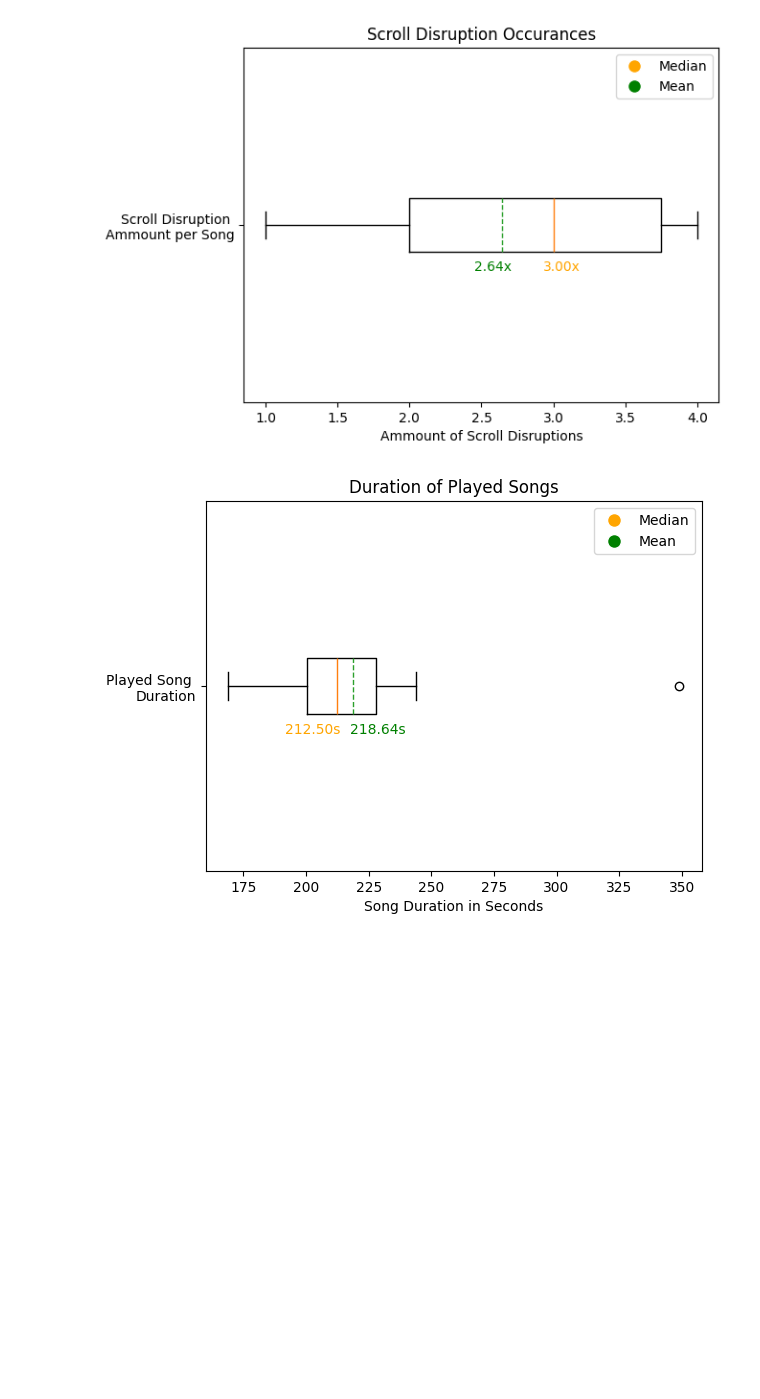
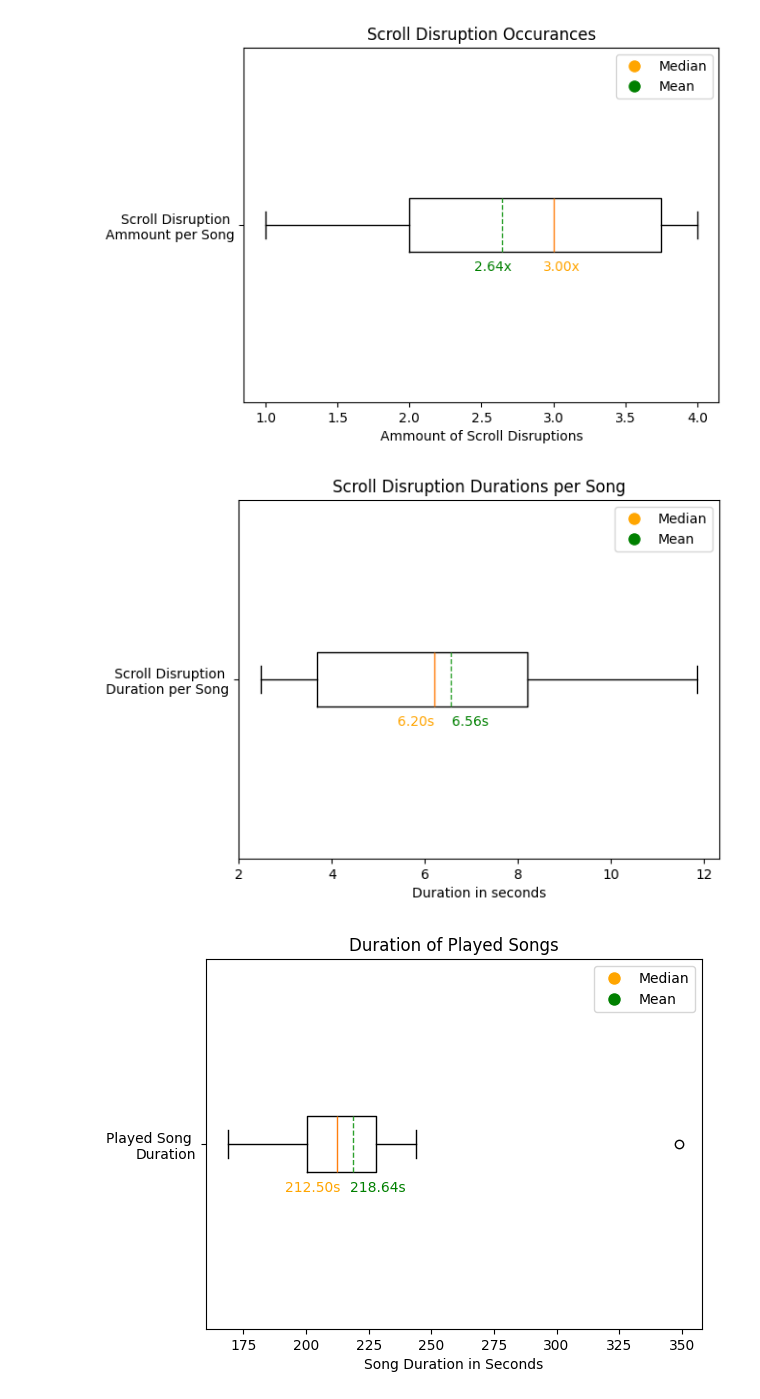
Before and after one commit to simonroedig/ChordSync_Study, a Jupyter notebook: study_analysis_task_performance.ipynb, the cells around one changed output. Cells and saved outputs as stored; diff of their text form; code cells hidden in the pictures; blank space fills up the shorter version.

Commit message:
new charts

```diff
--- a/study_analysis_task_performance.ipynb
+++ b/study_analysis_task_performance.ipynb
@@ -369,6 +369,63 @@ plt.text(means[0] - 0.06, 0.88, f'{means[0]:.2f}x', ha='center', va='center', co
 plt.show()
 # %% [output]
 [figure]
+# %%
+scroll_disruptions_time =  [3.02, 1.20, 2.02, 2.05,
+                            1.74, 2.11, 1.98,
+                            3.21,
+                            3.02, 2.48,
+                            2.94,
+                            1.07, 1.93, 1.74, 1.83,
+                            1.38, 1.87,
+                            2.21, 2.25, 1.85, 3.52,
+                            2.46,
+                            3.34, 2.60, 2.01,
+                            2.24, 2.72,
+                            2.33, 3.86, 1.35,
+                            4.02, 3.89, 3.95,
+                            3.12, 2.02, 3.18, 3.39]
+
+scroll_disruptions_time_added =  [8.29,
+                            5.83,
+                            3.21,
+                            5.5,
+                            2.94,
+                            6.57,
+                            3.25,
+                            9.83,
+                            2.46,
+                            7.95,
+                            4.96,
+                            7.54,
+                            11.86,
+                            11.71]
+
+data = [scroll_disruptions_time_added]
+
+medians = [statistics.median(d) for d in data]
+means = [statistics.mean(d) for d in data]
+
+# Labels for x-axis
+labels = ['Scroll Disruption \nDuration per Song']
+
+# Plotting boxplots
+plt.boxplot(data, labels=labels, vert=False, meanline=True, showmeans=True)
+
+# Adding labels and title
+plt.xlabel('Duration in seconds')
+plt.title('Scroll Disruption Durations per Song')
+
+median_legend = plt.Line2D([0], [0], marker='o', color='w', markerfacecolor='orange', markersize=10, label='Median')
+mean_legend = plt.Line2D([0], [0], marker='o', color='w', markerfacecolor='green', markersize=10, label='Mean')
+plt.legend(handles=[median_legend, mean_legend], loc="upper right")
+
+plt.text(medians[0] - 0.4, 0.88, f'{medians[0]:.2f}s', ha='center', va='center', color='orange')
+plt.text(means[0] + 0.4, 0.88, f'{means[0]:.2f}s', ha='center', va='center', color='green')
+
+# Show the plot
+plt.show()
+# %% [output]
+[figure, added]
 # %%
 # Measured on seven participants, as one used "Songslice" (not static, so can't compare with scroll disruptions)
 played_song_duration = [5.49, 3.36,
```
Also changed, not shown: parts of 4 cells of this notebook.
